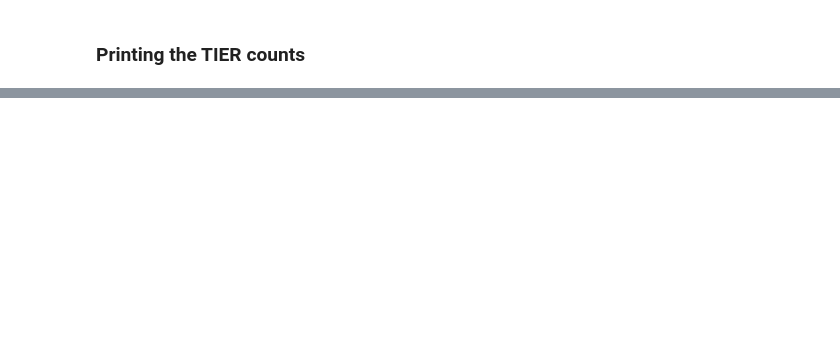
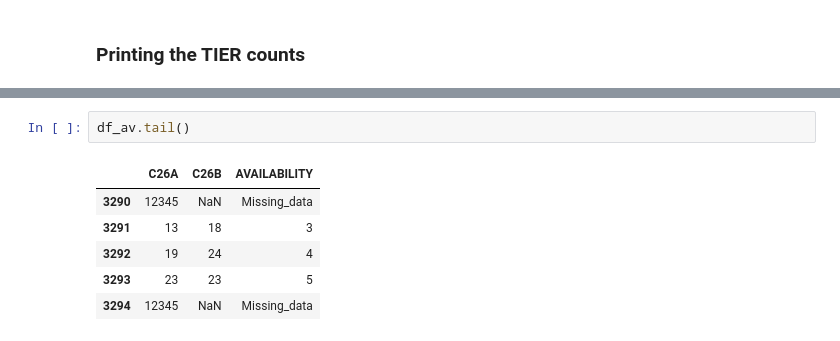
Before and after one commit to HEDERA-PLATFORM/mtf-rwanda-analysis, a Jupyter notebook: Rwanda_MTF.ipynb, the cells around one changed output, grey strips where cells are left out. Saved outputs shown, nothing was run; the diff lists cells and outputs as text; blank space fills up the shorter version.

```diff
--- a/Rwanda_MTF.ipynb
+++ b/Rwanda_MTF.ipynb
@@ -132,0 +288,9 @@ df_new.groupby(['TIER']).sum().plot(kind='pie', y='C22')
+# %%
+df_av.tail()
+# %% [output]
+|  | C26A | C26B | AVAILABILITY |
+| 3290 | 12345 | NaN | Missing_data |
+| 3291 | 13 | 18 | 3 |
+| 3292 | 19 | 24 | 4 |
+| 3293 | 23 | 23 | 5 |
+| 3294 | 12345 | NaN | Missing_data |
```
Also changed, not shown: parts of 34 cells of this notebook.
